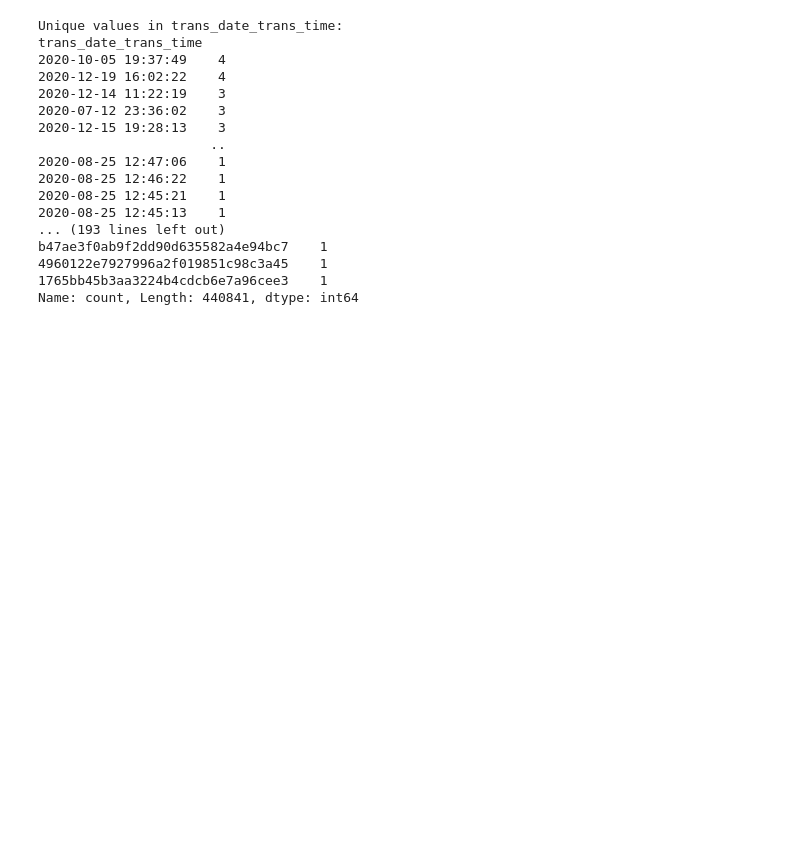
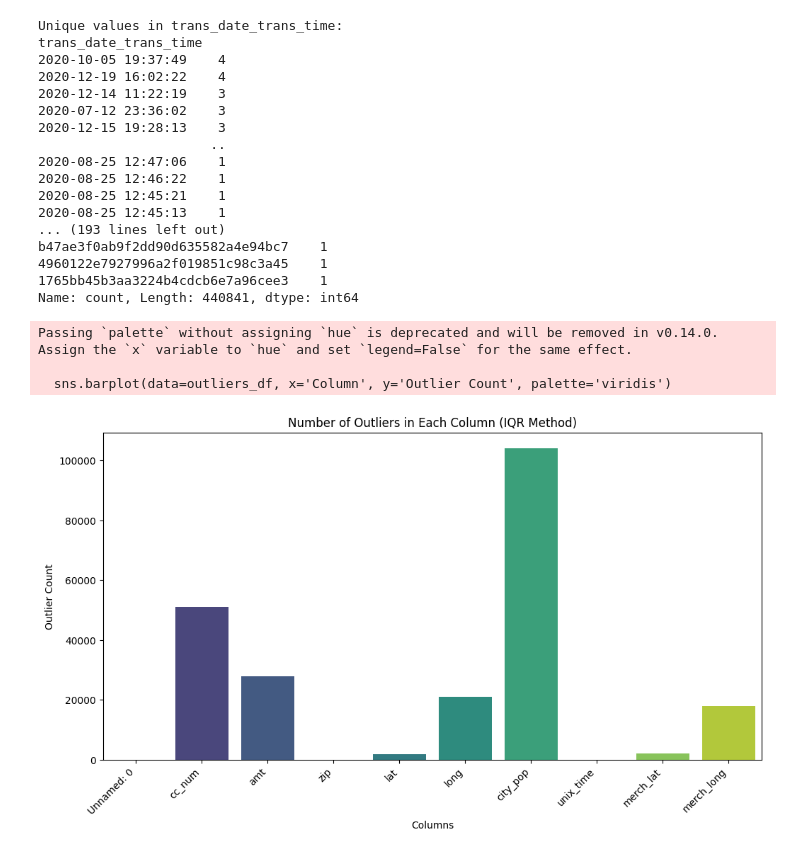
Before and after one commit to asiaexperiments/IEEE-CIS-Fraud-Detection, a Jupyter notebook: FraudDetectors.ipynb, the cells around one changed output. Cells and saved outputs as stored; diff of their text form; code cells hidden in the pictures; blank space fills up the shorter version.

Commit message:
new outlier

```diff
--- a/FraudDetectors.ipynb
+++ b/FraudDetectors.ipynb
@@ -266,12 +221,12 @@ import matplotlib.pyplot as plt
 from scipy.stats import zscore
 
 def find_outliers_iqr(data, column):
-    Q1 = df[column].quantile(0.25)
-    Q3 = df[column].quantile(0.75)
+    Q1 = data[column].quantile(0.25)
+    Q3 = data[column].quantile(0.75)
     IQR = Q3 - Q1
     lower_bound = Q1 - 1.5 * IQR
     upper_bound = Q3 + 1.5 * IQR
-    outliers = df[(df[column] < lower_bound) | (df[column] > upper_bound)]
+    outliers = data[(data[column] < lower_bound) | (data[column] > upper_bound)]
     return outliers
 
 numerical_columns = df.select_dtypes(include=['float64', 'int64']).columns
@@ -356,6 +311,50 @@ b47ae3f0ab9f2dd90d635582a4e94bc7    1
 4960122e7927996a2f019851c98c3a45    1
 1765bb45b3aa3224b4cdcb6e7a96cee3    1
 Name: count, Length: 440841, dtype: int64
+# %%
+# outliers but a different visulization
+
+import seaborn as sns
+import matplotlib.pyplot as plt
+import pandas as pd
+from scipy.stats import zscore
+
+def find_outliers_iqr(data, column):
+    Q1 = data[column].quantile(0.25)
+    Q3 = data[column].quantile(0.75)
+    IQR = Q3 - Q1
+    lower_bound = Q1 - 1.5 * IQR
+    upper_bound = Q3 + 1.5 * IQR
+    outliers = data[(data[column] < lower_bound) | (data[column] > upper_bound)]
+    return len(outliers)
+
+# Selecting numerical columns
+numerical_columns = df.select_dtypes(include=['float64', 'int64']).columns
+
+# Dictionary to store outlier counts
+outliers_count = {}
+
+# Calculate outlier counts using IQR
+for col in numerical_columns:
+    if col != 'is_fraud':  # Skip the target column
+        outliers_count[col] = find_outliers_iqr(df, col)
+
+# Convert to DataFrame for easy visualization
+outliers_df = pd.DataFrame(outliers_count.items(), columns=['Column', 'Outlier Count'])
+
+# Plot a bar graph
+plt.figure(figsize=(12, 6))
+sns.barplot(data=outliers_df, x='Column', y='Outlier Count', palette='viridis')
+plt.xticks(rotation=45, ha='right')
+plt.title("Number of Outliers in Each Column (IQR Method)")
+plt.xlabel("Columns")
+plt.ylabel("Outlier Count")
+plt.show()
+# %% [output]
+Passing `palette` without assigning `hue` is deprecated and will be removed in v0.14.0. Assign the `x` variable to `hue` and set `legend=False` for the same effect.
+
+  sns.barplot(data=outliers_df, x='Column', y='Outlier Count', palette='viridis')
+[figure, added]
 # %%
 #standard scaler
 '''
```
Also changed, not shown: parts of 12 cells of this notebook.
